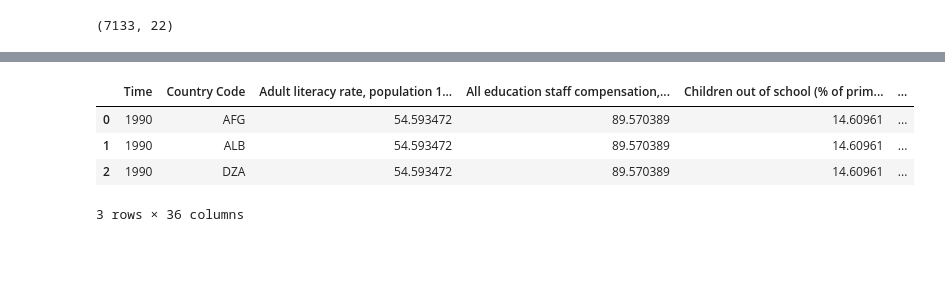
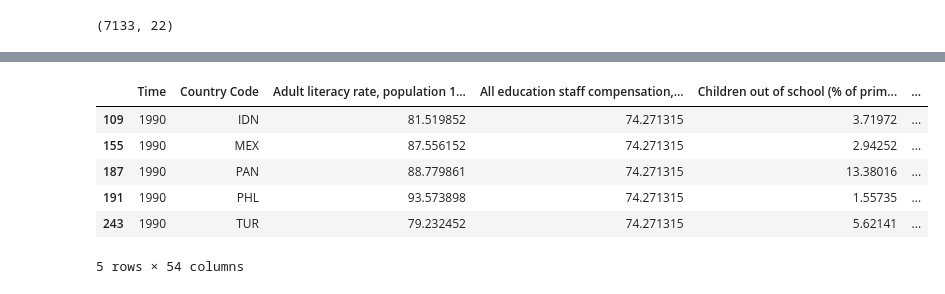
Before and after one commit to dsalicath/ECON628-01-dsalicath, a Jupyter notebook: Project2.ipynb, the cells around one changed output, grey strips where cells are left out. Saved outputs shown, nothing was run; the diff lists cells and outputs as text; code cells hidden in the pictures; blank space fills up the shorter version.

```diff
--- a/Project2.ipynb
+++ b/Project2.ipynb
@@ -153,4 +155,4 @@ International migrant stock (% of population) [SM.POP.TOTL.ZS]
 Unemployment, total (% of total labor force) (national estimate) [SL.UEM.TOTL.NE.ZS]                                     10430
 dtype: int64
 # %%
-df = df.fillna(df.bfill())
+#df = df.fillna(df.bfill())
@@ -156,0 +163,2 @@ df = df.fillna(df.bfill())
+# %%
+df.dropna(thresh=42, inplace=True)
@@ -241,8 +257,8 @@ Unemployment, total (% of total labor force) (national estimate) [SL.UEM.TOTL.NE
 dtype: int64
 # %%
 # dropping redundant variables
-df.drop(['GNI (constant 2010 US$) [NY.GNP.MKTP.KD]', 'GDP (current US$) [NY.GDP.MKTP.CD]', 'GDP (constant LCU) [NY.GDP.MKTP.KN]', 'Current education expenditure, total (% of total expenditure in public institutions) [SE.XPD.CTOT.ZS]', 'Expenditure on education as % of total government expenditure (%) [SE.XPD.TOTL.GB.ZS]', 'Literacy rate, adult male (% of males ages 15 and above) [SE.ADT.LITR.MA.ZS]','Adjusted savings: education expenditure (current US$) [NY.ADJ.AEDU.CD]','Adjusted net savings, including particulate emission damage (current US$) [NY.ADJ.SVNG.CD]','Adjusted net savings, excluding particulate emission damage (current US$) [NY.ADJ.SVNX.CD]','Adjusted net national income per capita (constant 2010 US$) [NY.ADJ.NNTY.PC.KD]','Adjusted net national income (current US$) [NY.ADJ.NNTY.CD]','Adjusted net national income (constant 2010 US$) [NY.ADJ.NNTY.KD]'
-          ], axis=1, inplace=True)
+#df.drop(['GNI (constant 2010 US$) [NY.GNP.MKTP.KD]', 'GDP (current US$) [NY.GDP.MKTP.CD]', 'GDP (constant LCU) [NY.GDP.MKTP.KN]', 'Current education expenditure, total (% of total expenditure in public institutions) [SE.XPD.CTOT.ZS]', 'Expenditure on education as % of total government expenditure (%) [SE.XPD.TOTL.GB.ZS]', 'Literacy rate, adult male (% of males ages 15 and above) [SE.ADT.LITR.MA.ZS]','Adjusted savings: education expenditure (current US$) [NY.ADJ.AEDU.CD]','Adjusted net savings, including particulate emission damage (current US$) [NY.ADJ.SVNG.CD]','Adjusted net savings, excluding particulate emission damage (current US$) [NY.ADJ.SVNX.CD]','Adjusted net national income per capita (constant 2010 US$) [NY.ADJ.NNTY.PC.KD]','Adjusted net national income (current US$) [NY.ADJ.NNTY.CD]','Adjusted net national income (constant 2010 US$) [NY.ADJ.NNTY.KD]'
+#          ], axis=1, inplace=True)
 # %%
 df.describe().T
 # %% [output]
@@ -266,12 +282,14 @@ df.describe().T
 # %%
-df.rename(columns={
-        'Country Name_x':'country_name',
-    }, inplace=True)
+#df.rename(columns={
+#        'Country Name_x':'country_name',
+#    }, inplace=True)
 # %%
-df.head(3)
+df.head(5)
 # %% [output]
 |  | Time | Country Code | Adult literacy rate, population 1... | All education staff compensation,... | Children out of school (% of prim... | ... |
-| 0 | 1990 | AFG | 54.593472 | 89.570389 | 14.60961 | ... |
-| 1 | 1990 | ALB | 54.593472 | 89.570389 | 14.60961 | ... |
-| 2 | 1990 | DZA | 54.593472 | 89.570389 | 14.60961 | ... |
+| 109 | 1990 | IDN | 81.519852 | 74.271315 | 3.71972 | ... |
+| 155 | 1990 | MEX | 87.556152 | 74.271315 | 2.94252 | ... |
+| 187 | 1990 | PAN | 88.779861 | 74.271315 | 13.38016 | ... |
+| 191 | 1990 | PHL | 93.573898 | 74.271315 | 1.55735 | ... |
+| 243 | 1990 | TUR | 79.232452 | 74.271315 | 5.62141 | ... |
-3 rows × 36 columns
+5 rows × 54 columns
```
Also changed, not shown: parts of 21 cells of this notebook.
